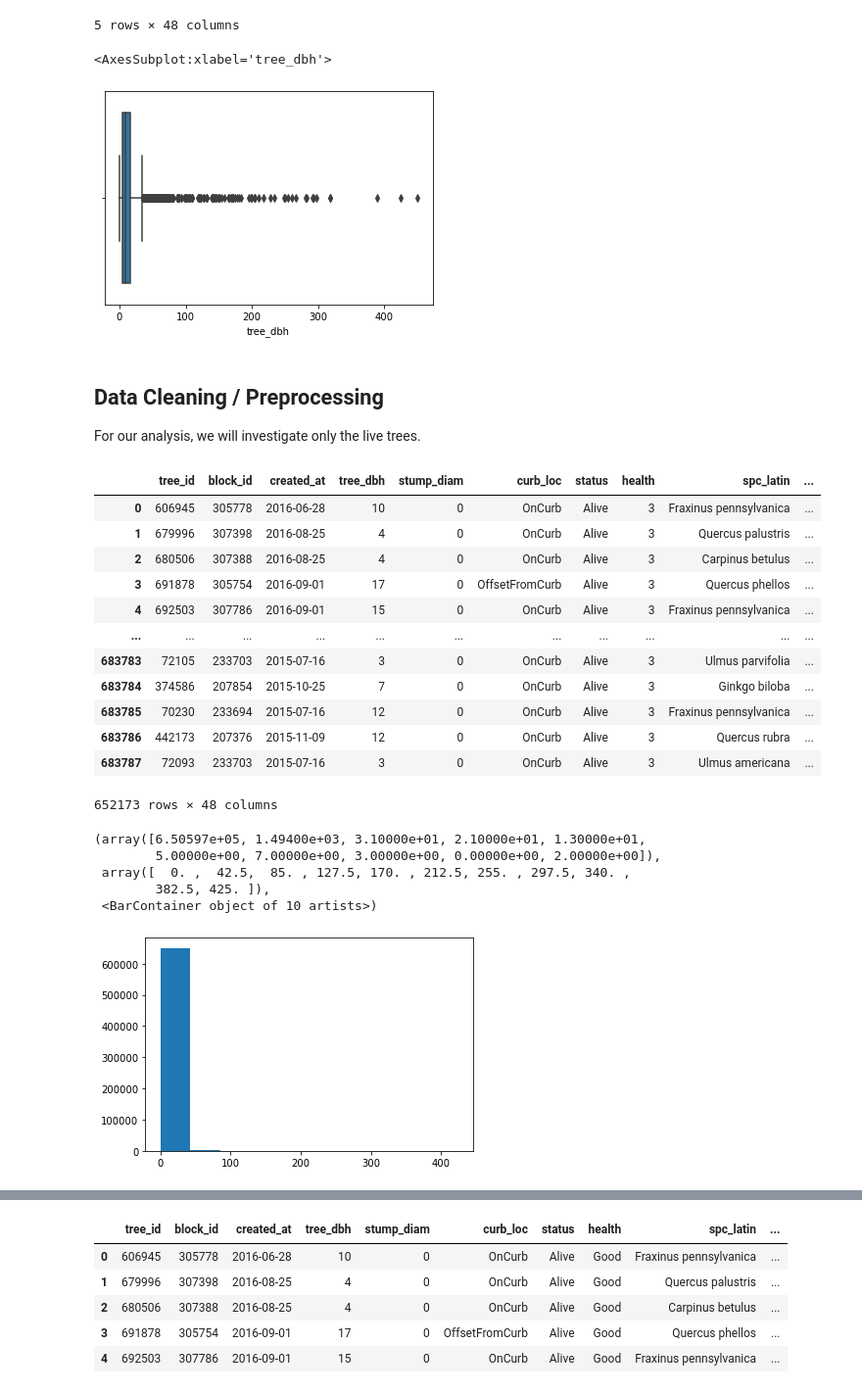
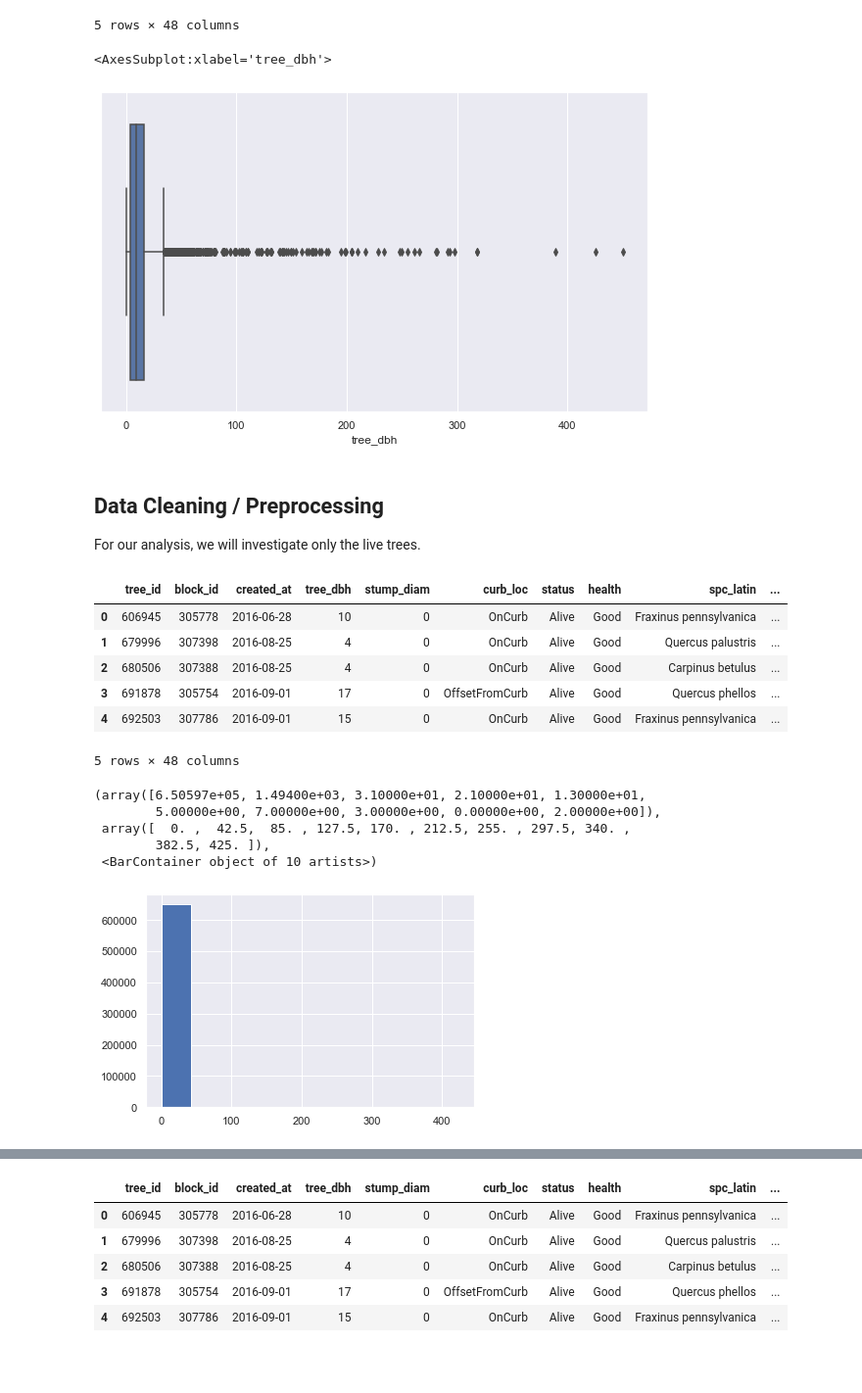
Before and after one commit to chowfi/DSGA-1001-Final-Project, a Jupyter notebook: tree_socio.ipynb, the cells around one changed output, grey strips where cells are left out. Shown at 98% size. Cells and saved outputs as stored; diff of their text form; code cells hidden in the pictures; blank space fills up the shorter version.

```diff
--- a/tree_socio.ipynb
+++ b/tree_socio.ipynb
@@ -63,12 +68,13 @@ df.head()
 | 4 | 692503 | 307786 | 2016-09-01 | 15 | 0 | OnCurb | Alive | Good | Fraxinus pennsylvanica | ... |
 5 rows × 48 columns
 # %%
+plt.figure(figsize=(10,6))
 sns.boxplot(df['tree_dbh'])
 
 ##observe outliers in the tree diameter - we will normalize this
 # %% [output]
 <AxesSubplot:xlabel='tree_dbh'>
-[figure, old version]
+[figure, new version]
 # %%
 ## tree equity score data
 #table = DBF('ny.dbf')
@@ -83,22 +89,17 @@ For our analysis, we will investigate only the live trees.
 # %%
 ## Removal of dead trees and stumps
 df1 = df[df["status"].str.contains("Dead|Stump")==False]
-df1
+df1.head()
 # %% [output]
 |  | tree_id | block_id | created_at | tree_dbh | stump_diam | curb_loc | status | health | spc_latin | ... |
-| 0 | 606945 | 305778 | 2016-06-28 | 10 | 0 | OnCurb | Alive | 3 | Fraxinus pennsylvanica | ... |
-| 1 | 679996 | 307398 | 2016-08-25 | 4 | 0 | OnCurb | Alive | 3 | Quercus palustris | ... |
-| 2 | 680506 | 307388 | 2016-08-25 | 4 | 0 | OnCurb | Alive | 3 | Carpinus betulus | ... |
-| 3 | 691878 | 305754 | 2016-09-01 | 17 | 0 | OffsetFromCurb | Alive | 3 | Quercus phellos | ... |
-| 4 | 692503 | 307786 | 2016-09-01 | 15 | 0 | OnCurb | Alive | 3 | Fraxinus pennsylvanica | ... |
-| ... | ... | ... | ... | ... | ... | ... | ... | ... | ... | ... |
-| 683783 | 72105 | 233703 | 2015-07-16 | 3 | 0 | OnCurb | Alive | 3 | Ulmus parvifolia | ... |
-| 683784 | 374586 | 207854 | 2015-10-25 | 7 | 0 | OnCurb | Alive | 3 | Ginkgo biloba | ... |
-| 683785 | 70230 | 233694 | 2015-07-16 | 12 | 0 | OnCurb | Alive | 3 | Fraxinus pennsylvanica | ... |
-| 683786 | 442173 | 207376 | 2015-11-09 | 12 | 0 | OnCurb | Alive | 3 | Quercus rubra | ... |
-| 683787 | 72093 | 233703 | 2015-07-16 | 3 | 0 | OnCurb | Alive | 3 | Ulmus americana | ... |
+| 0 | 606945 | 305778 | 2016-06-28 | 10 | 0 | OnCurb | Alive | Good | Fraxinus pennsylvanica | ... |
+| 1 | 679996 | 307398 | 2016-08-25 | 4 | 0 | OnCurb | Alive | Good | Quercus palustris | ... |
+| 2 | 680506 | 307388 | 2016-08-25 | 4 | 0 | OnCurb | Alive | Good | Carpinus betulus | ... |
+| 3 | 691878 | 305754 | 2016-09-01 | 17 | 0 | OffsetFromCurb | Alive | Good | Quercus phellos | ... |
+| 4 | 692503 | 307786 | 2016-09-01 | 15 | 0 | OnCurb | Alive | Good | Fraxinus pennsylvanica | ... |
-652173 rows × 48 columns
+5 rows × 48 columns
 # %%
+plt.figure(figsize=(6,4))
 plt.hist(df1['tree_dbh'])
 # %% [output]
 (array([6.50597e+05, 1.49400e+03, 3.10000e+01, 2.10000e+01, 1.30000e+01,
@@ -106,7 +107,7 @@ plt.hist(df1['tree_dbh'])
  array([  0. ,  42.5,  85. , 127.5, 170. , 212.5, 255. , 297.5, 340. ,
         382.5, 425. ]),
  <BarContainer object of 10 artists>)
-[figure, old version]
+[figure, new version]
 # %%
 lower = df1['tree_dbh'].quantile(0.01)
 upper = df1['tree_dbh'].quantile(0.99)
```
Also changed, not shown: parts of 15 cells of this notebook.
